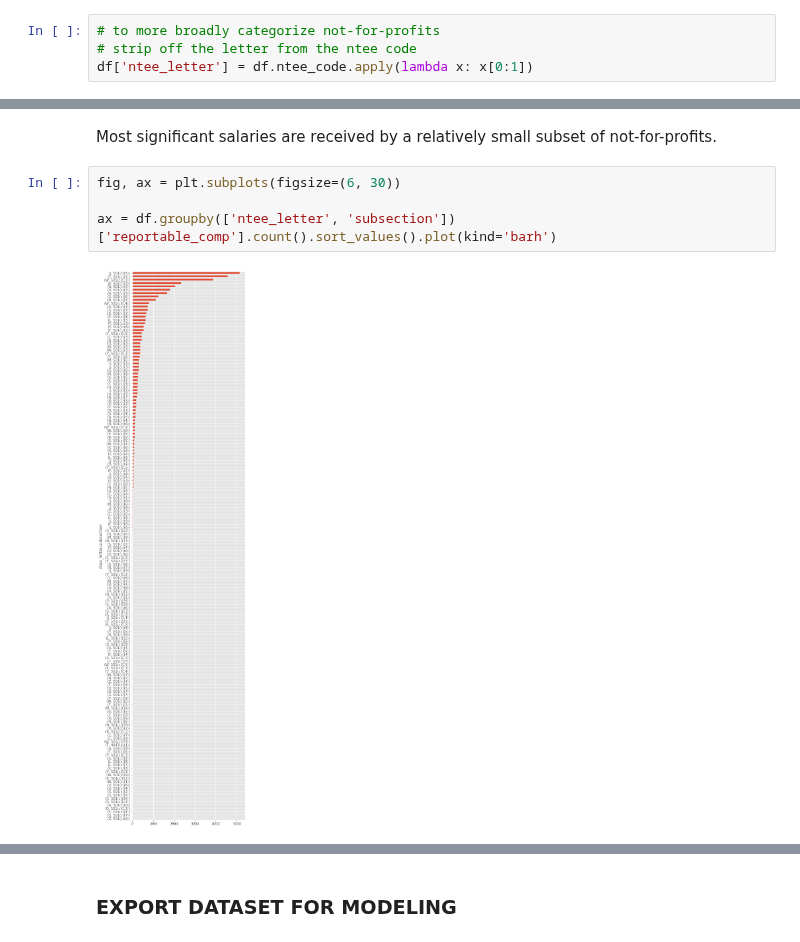
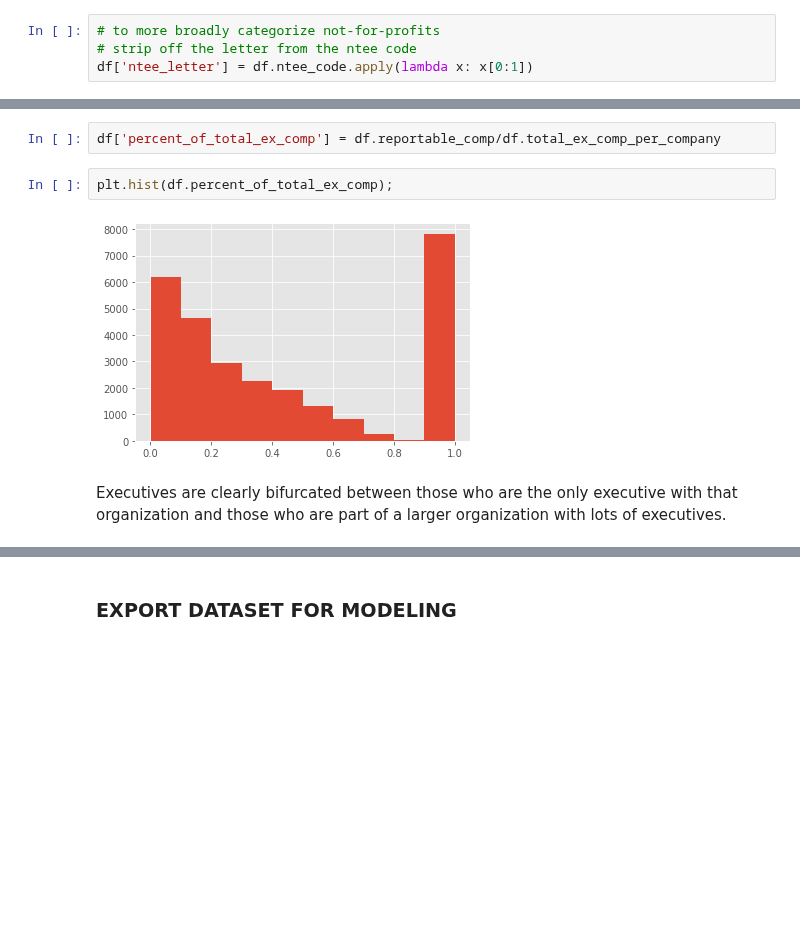
Before and after one commit to mrkjhsn/Not_for_Profit_Compensation_Modeling, a Jupyter notebook: 04.executive_comp_data_prep.ipynb, the cells around one changed output, grey strips where cells are left out. Cells and saved outputs as stored; diff of their text form; blank space fills up the shorter version.

```diff
--- a/04.executive_comp_data_prep.ipynb
+++ b/04.executive_comp_data_prep.ipynb
@@ -296,8 +265,8 @@ ax = df.groupby(['subsection', 'ntee_letter'])['reportable_comp'].sum().sort_val
-# %% [markdown]
-Most significant salaries are received by a relatively small subset of not-for-profits.
-# %%
-fig, ax = plt.subplots(figsize=(6, 30))
-
-ax = df.groupby(['ntee_letter', 'subsection'])['reportable_comp'].count().sort_values().plot(kind='barh')
-# %% [output]
-[figure, removed]
+# %%
+df['percent_of_total_ex_comp'] = df.reportable_comp/df.total_ex_comp_per_company
+# %%
+plt.hist(df.percent_of_total_ex_comp);
+# %% [output]
+[figure, added]
+# %% [markdown]
+Executives are clearly bifurcated between those who are the only executive with that organization and those who are part of a larger organization with lots of executives.
```
Also changed, not shown: parts of 51 cells of this notebook.
